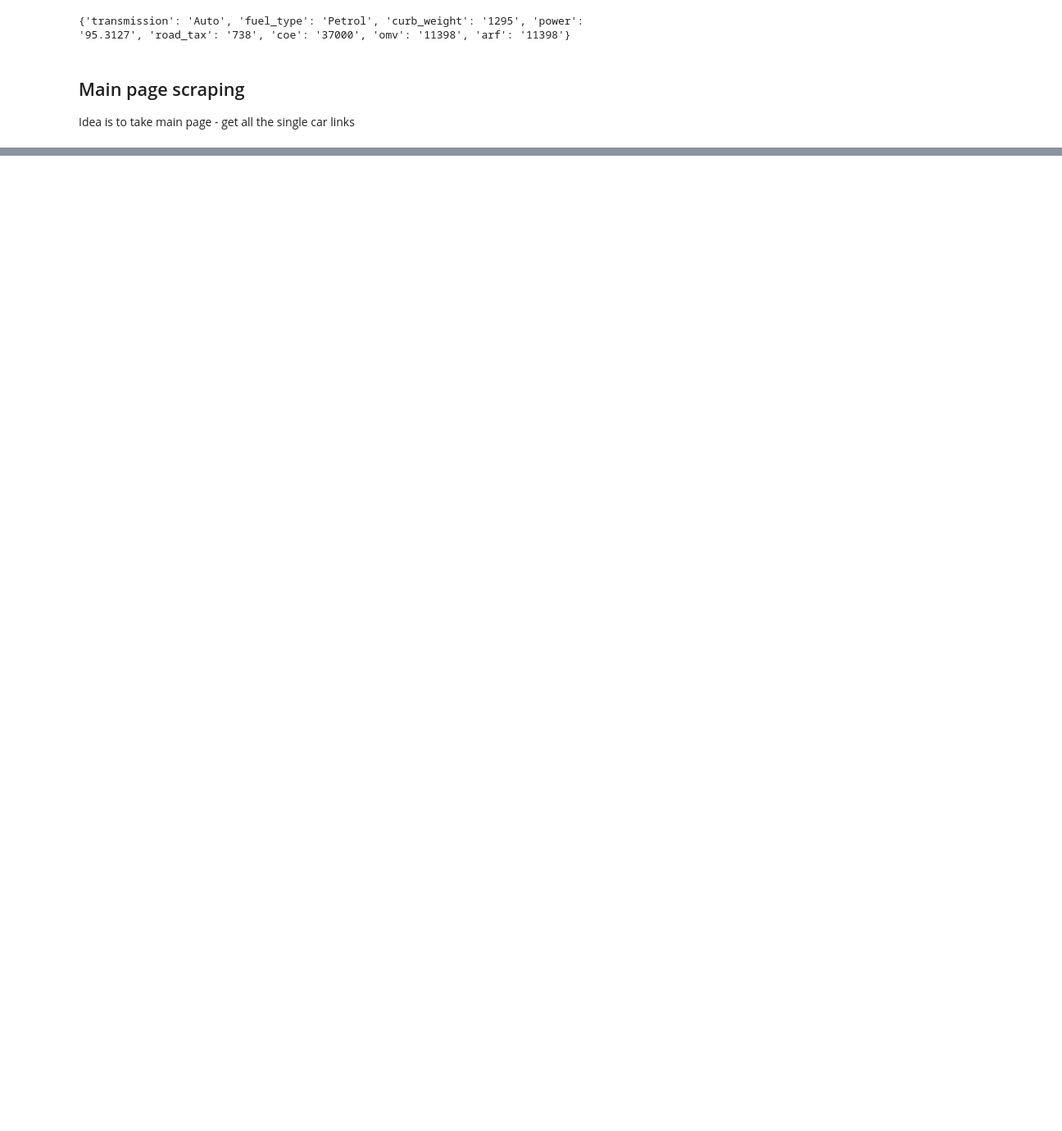
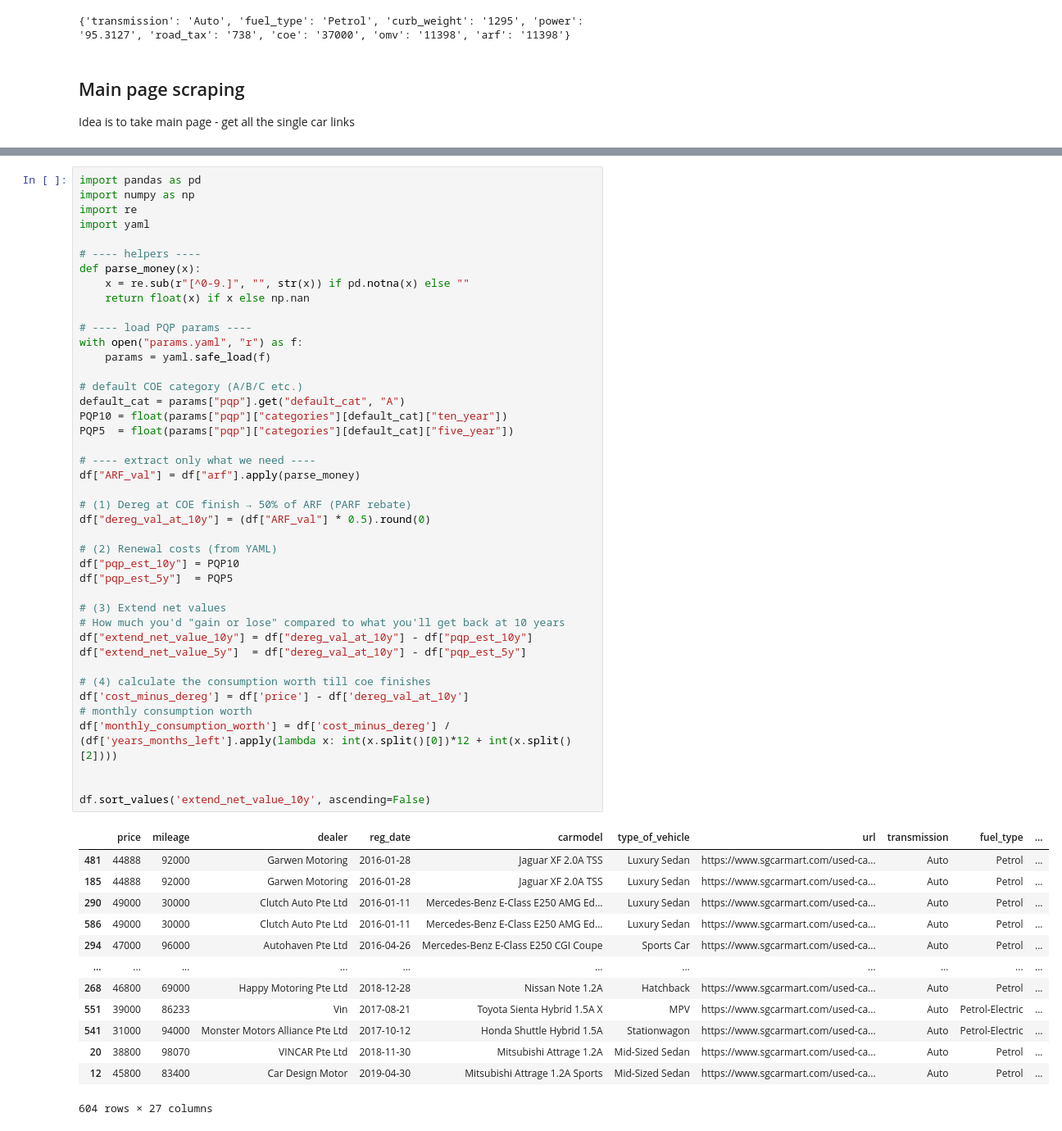
Before and after one commit to msamhz/webscrap_sgcarmart, a Jupyter notebook: webscrap.ipynb, the cells around one changed output, grey strips where cells are left out. Shown: that part at 82% size. Saved outputs shown, nothing was run; the diff lists cells and outputs as text; blank space fills up the shorter version.

```diff
--- a/webscrap.ipynb
+++ b/webscrap.ipynb
@@ -757,0 +943,56 @@ set(matches)
+# %%
+import pandas as pd
+import numpy as np
+import re
+import yaml
+
+# ---- helpers ----
+def parse_money(x):
+    x = re.sub(r"[^0-9.]", "", str(x)) if pd.notna(x) else ""
+    return float(x) if x else np.nan
+
+# ---- load PQP params ----
+with open("params.yaml", "r") as f:
+    params = yaml.safe_load(f)
+
+# default COE category (A/B/C etc.)
+default_cat = params["pqp"].get("default_cat", "A")
+PQP10 = float(params["pqp"]["categories"][default_cat]["ten_year"])
+PQP5  = float(params["pqp"]["categories"][default_cat]["five_year"])
+
+# ---- extract only what we need ----
+df["ARF_val"] = df["arf"].apply(parse_money)
+
+# (1) Dereg at COE finish → 50% of ARF (PARF rebate)
+df["dereg_val_at_10y"] = (df["ARF_val"] * 0.5).round(0)
+
+# (2) Renewal costs (from YAML)
+df["pqp_est_10y"] = PQP10
+df["pqp_est_5y"]  = PQP5
+
+# (3) Extend net values
+# How much you'd "gain or lose" compared to what you'll get back at 10 years
+df["extend_net_value_10y"] = df["dereg_val_at_10y"] - df["pqp_est_10y"]
+df["extend_net_value_5y"]  = df["dereg_val_at_10y"] - df["pqp_est_5y"]
+
+# (4) calculate the consumption worth till coe finishes
+df['cost_minus_dereg'] = df['price'] - df['dereg_val_at_10y']
+# monthly consumption worth
+df['monthly_consumption_worth'] = df['cost_minus_dereg'] / (df['years_months_left'].apply(lambda x: int(x.split()[0])*12 + int(x.split()[2])))
+
+
+df.sort_values('extend_net_value_10y', ascending=False)
+# %% [output]
+|  | price | mileage | dealer | reg_date | carmodel | type_of_vehicle | url | transmission | fuel_type | ... |
+| 481 | 44888 | 92000 | Garwen Motoring | 2016-01-28 | Jaguar XF 2.0A TSS | Luxury Sedan | https://www.sgcarmart.com/used-ca... | Auto | Petrol | ... |
+| 185 | 44888 | 92000 | Garwen Motoring | 2016-01-28 | Jaguar XF 2.0A TSS | Luxury Sedan | https://www.sgcarmart.com/used-ca... | Auto | Petrol | ... |
+| 290 | 49000 | 30000 | Clutch Auto Pte Ltd | 2016-01-11 | Mercedes-Benz E-Class E250 AMG Ed... | Luxury Sedan | https://www.sgcarmart.com/used-ca... | Auto | Petrol | ... |
+| 586 | 49000 | 30000 | Clutch Auto Pte Ltd | 2016-01-11 | Mercedes-Benz E-Class E250 AMG Ed... | Luxury Sedan | https://www.sgcarmart.com/used-ca... | Auto | Petrol | ... |
+| 294 | 47000 | 96000 | Autohaven Pte Ltd | 2016-04-26 | Mercedes-Benz E-Class E250 CGI Coupe | Sports Car | https://www.sgcarmart.com/used-ca... | Auto | Petrol | ... |
+| ... | ... | ... | ... | ... | ... | ... | ... | ... | ... | ... |
+| 268 | 46800 | 69000 | Happy Motoring Pte Ltd | 2018-12-28 | Nissan Note 1.2A | Hatchback | https://www.sgcarmart.com/used-ca... | Auto | Petrol | ... |
+| 551 | 39000 | 86233 | Vin | 2017-08-21 | Toyota Sienta Hybrid 1.5A X | MPV | https://www.sgcarmart.com/used-ca... | Auto | Petrol-Electric | ... |
+| 541 | 31000 | 94000 | Monster Motors Alliance Pte Ltd | 2017-10-12 | Honda Shuttle Hybrid 1.5A | Stationwagon | https://www.sgcarmart.com/used-ca... | Auto | Petrol-Electric | ... |
+| 20 | 38800 | 98070 | VINCAR Pte Ltd | 2018-11-30 | Mitsubishi Attrage 1.2A | Mid-Sized Sedan | https://www.sgcarmart.com/used-ca... | Auto | Petrol | ... |
+| 12 | 45800 | 83400 | Car Design Motor | 2019-04-30 | Mitsubishi Attrage 1.2A Sports | Mid-Sized Sedan | https://www.sgcarmart.com/used-ca... | Auto | Petrol | ... |
+604 rows × 27 columns
```
Also changed, not shown: parts of 30 cells of this notebook.
